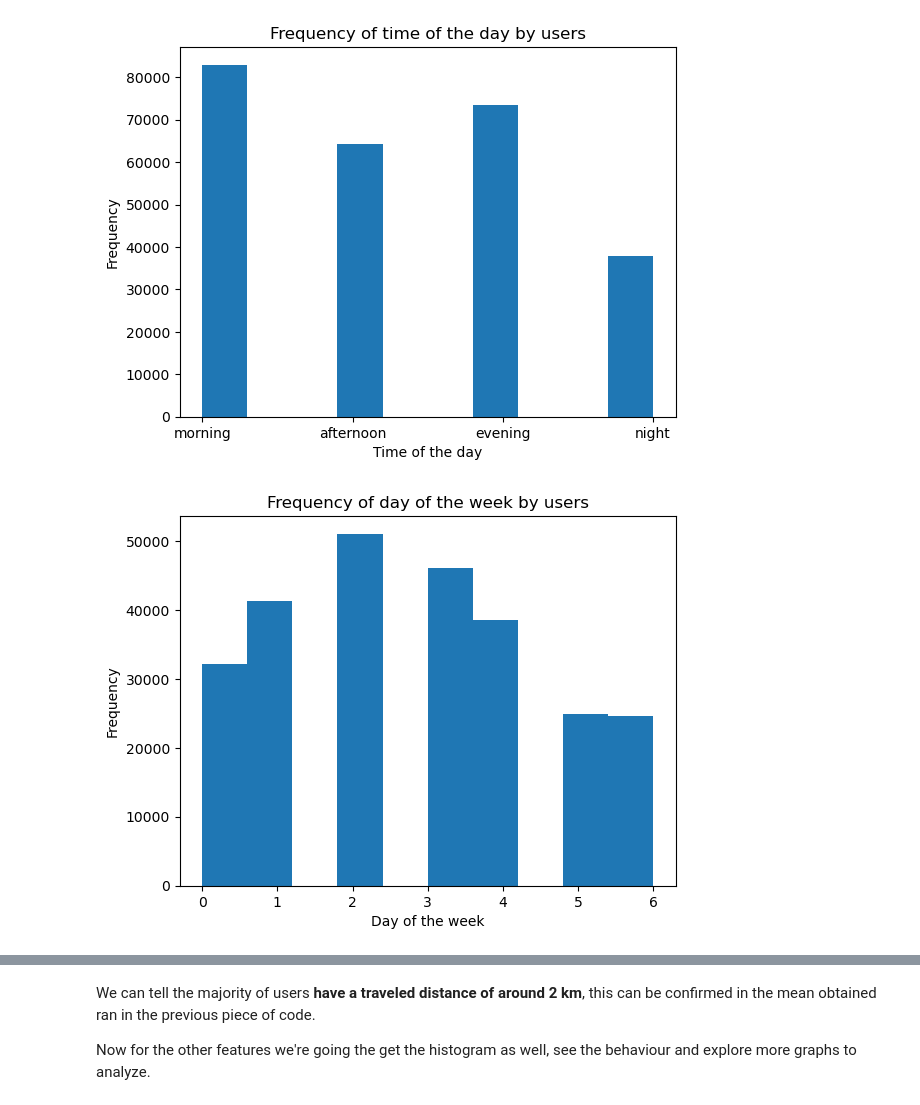
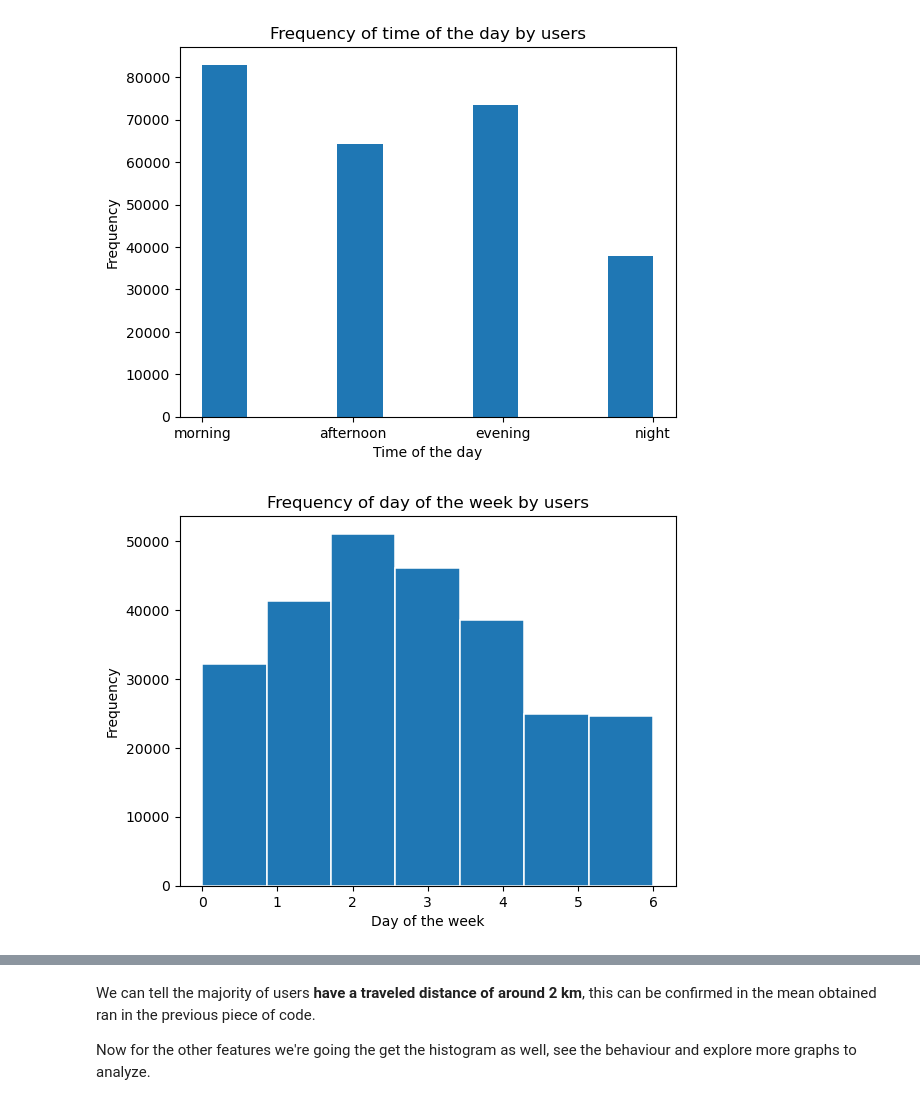
Before and after one commit to Lau397/Case_Study_Bike-Share, a Jupyter notebook: DA_Cyclistic.ipynb, the cells around one changed output, grey strips where cells are left out. Saved outputs shown, nothing was run; the diff lists cells and outputs as text; code cells hidden in the pictures.

```diff
--- a/DA_Cyclistic.ipynb
+++ b/DA_Cyclistic.ipynb
@@ -621,14 +610,15 @@ plt.show()
 # %%
 # Analyzing the time of day feature:
 
-plt.hist(df_bikes["day_of_week"])
+plt.hist(df_bikes["day_of_week"], bins=df_bikes["day_of_week"].nunique(), edgecolor='w', linewidth=1.1)
 plt.title("Frequency of day of the week by users")
 plt.xlabel("Day of the week")
 plt.ylabel("Frequency")
+plt.savefig("images/dayweek_freq_users.png")
 plt.show()
 # 0: Monday, 6: Sunday
 # %% [output]
-[figure, old version]
+[figure, new version]
 # %%
 # Day of the week feature:
 
```
Also changed, not shown: parts of 23 cells of this notebook, 1 other file.
